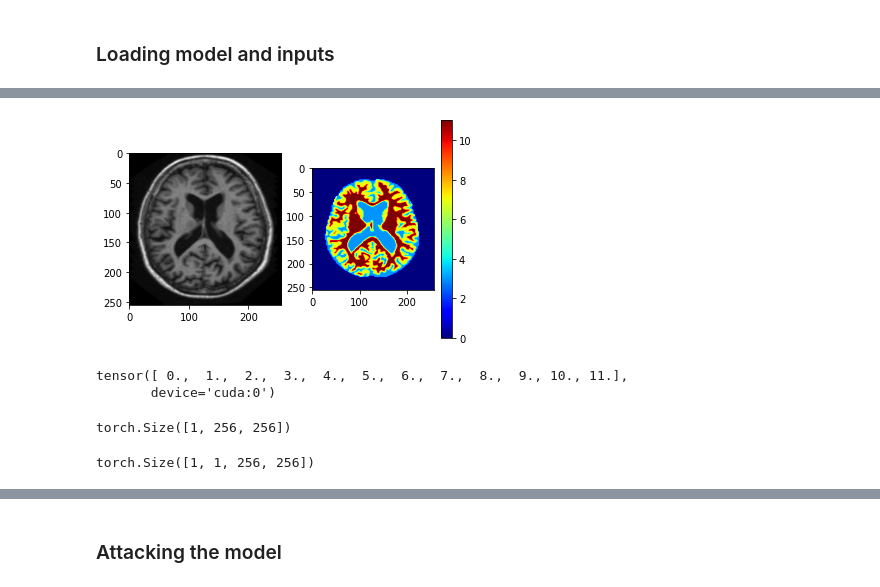
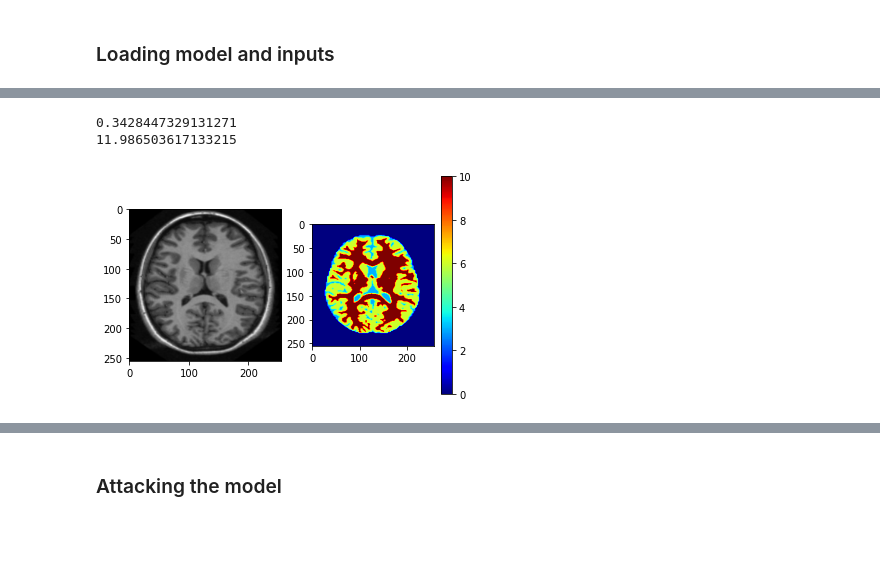
Before and after one commit to JohnnyBuiJB/transferability-in-vision-transformer, a Jupyter notebook: references/Unet/dense_adversarial_generation_pytorch/example.ipynb, the cells around one changed output, grey strips where cells are left out. Cells and saved outputs as stored; diff of their text form; code cells hidden in the pictures; blank space fills up the shorter version.

```diff
--- a/references/Unet/dense_adversarial_generation_pytorch/example.ipynb
+++ b/references/Unet/dense_adversarial_generation_pytorch/example.ipynb
@@ -102,5 +83,3 @@ print(len(dataset))
 # Define loss function and optimizer
 criterion = torch.nn.BCEWithLogitsLoss()
 optimizer = torch.optim.Adam(model.parameters(), lr=1e-2)
-# %%
-image, label = dataset[0]
@@ -197,28 +500,31 @@ KeyboardInterrupt:
+# %%
+sum_dice = 0
+sum_hd = 0;
+for k in dices.keys():
+    # print(k)
+    dice_per_class = np.mean(dices[k])
+    hd_per_class = np.mean(hds[k])
+    sum_dice += dice_per_class
+    sum_hd += hd_per_class
+
+print(sum_dice / len(dices.keys()))
+print(sum_hd / len(hds.keys()))
+# %% [output]
+0.3428447329131271
+11.986503617133215
 # %%
-#idx=randint(0,len(image_all)-1)
-# image,label=dataset[0]#image_all[idx],label_all[idx]
+#Ground truth segmentation mask
+image,label=test_dataset[0]#image_all[idx],label_all[idx]
+image = image.unsqueeze(dim=0)
 plt.figure()
 plt.subplot(121)
 plt.imshow(image[0][0],cmap='gray')
 plt.subplot(122)
 plt.imshow(label[0],cmap='jet')
 plt.colorbar()
 plt.show()
 # %% [output]
-[figure, old version]
+[figure, new version]
 # %%
 image , label = torch.tensor(image, requires_grad=True).float(), torch.tensor(label).float()
 image , label = image.to(device), label.to(device)
-# %%
-label[0].unique()
-# %% [output]
-tensor([ 0.,  1.,  2.,  3.,  4.,  5.,  6.,  7.,  8.,  9., 10., 11.],
-       device='cuda:0')
-# %%
-label.shape
-# %% [output]
-torch.Size([1, 256, 256])
-# %%
-image.shape
-# %% [output]
-torch.Size([1, 1, 256, 256])
```
Also changed, not shown: parts of 50 cells of this notebook, 1 other file.
